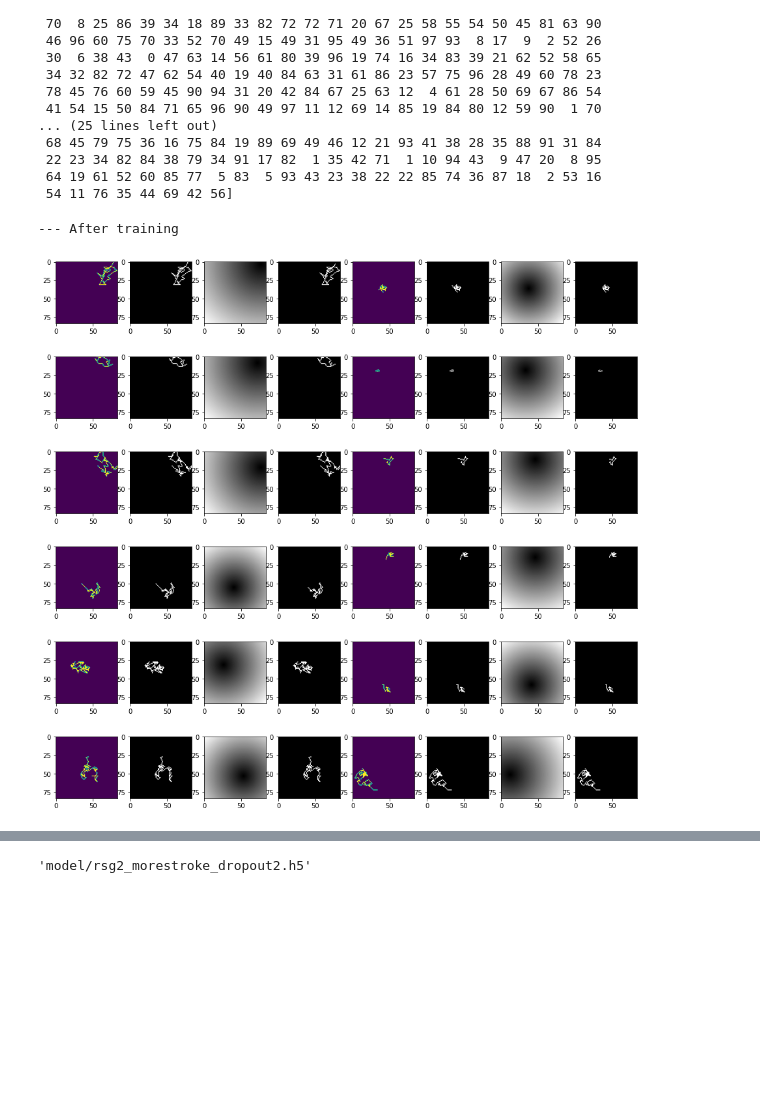
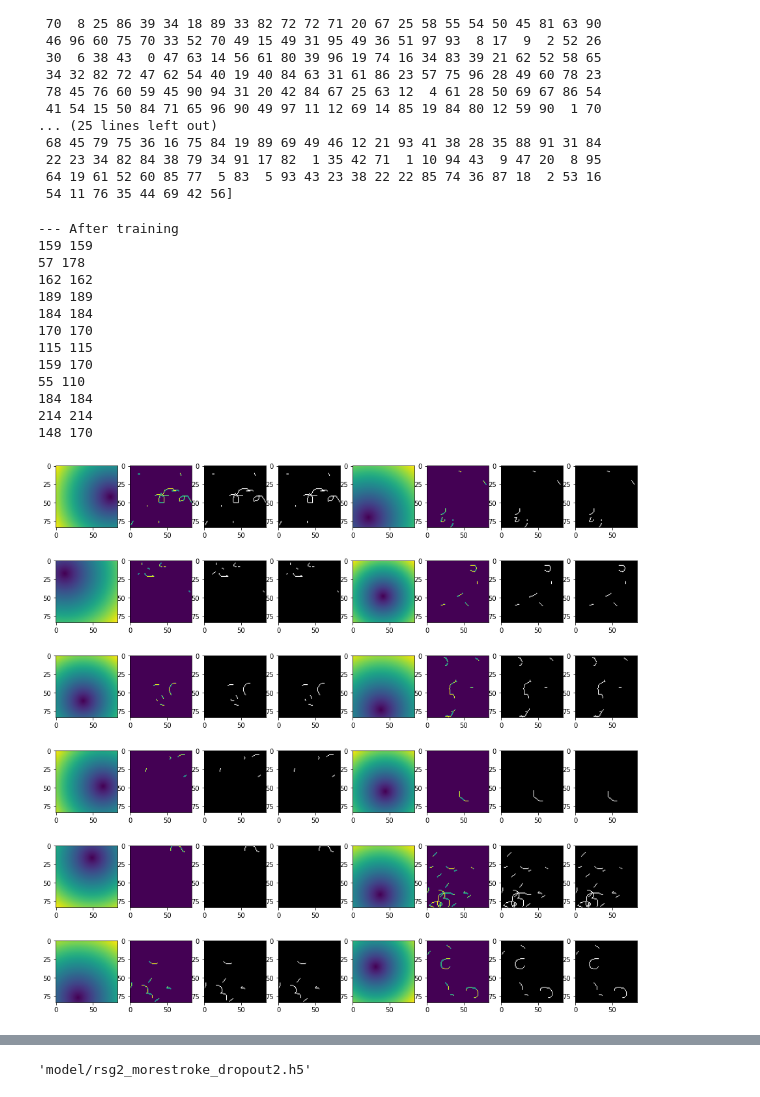
Before and after one commit to shrr98/sketching, a Jupyter notebook: coba.ipynb, the cells around one changed output, grey strips where cells are left out. Drawn from its saved outputs; the diff is of its cells as text; code cells hidden in the pictures; blank space fills up the shorter version.

```diff
--- a/coba.ipynb
+++ b/coba.ipynb
@@ -316,38 +316,51 @@ plt.show()
 # %%
 import matplotlib.pyplot as plt
 print("--- After training")
 X,y = training_gen.__getitem__(0)
-pred = model1.model.predict(X)
+pred = model.predict(X)
 y_pred = np.argmax(pred, axis=1)
 
 # Plot
 fig=plt.figure(figsize=(16, 64))
 cols = 8
 rows = 24
 
 for i in range(12):
     ref = X[0][i,:,:,0]
     canvas = X[0][i,:,:,0]
     distance_map = X[0][i,:,:,2]
     action = y[i]
     action_pred = y_pred[i]
     canv_truth = draw_action(canvas, distance_map, action)
     canv_pred = draw_action(canvas, distance_map, action_pred)
     fig.add_subplot(rows, cols, 4*i+1)
-    plt.imshow(canv_truth)
+    plt.imshow(distance_map)
     fig.add_subplot(rows, cols, 4*i+2)
-    plt.imshow(canv_pred, cmap='gray')
+    plt.imshow(canvas)
 
     fig.add_subplot(rows, cols, 4*i+3)
-    plt.imshow(distance_map, cmap='gray')
+    plt.imshow(canv_pred, cmap='gray')
 
     fig.add_subplot(rows, cols, 4*i+4)
     plt.imshow(ref, cmap='gray')
+    print(action, action_pred)
 
 plt.show()
 # %% [output]
 --- After training
+159 159
+57 178
+162 162
+189 189
+184 184
+170 170
+115 115
+159 170
+55 110
+184 184
+214 214
+148 170
-[figure, old version]
+[figure, new version]
 # %%
 # training_gen.on_epoch_end()
 X,y = training_gen.__getitem__(0)
```
Also changed, not shown: parts of 6 cells of this notebook, 34 other files.
